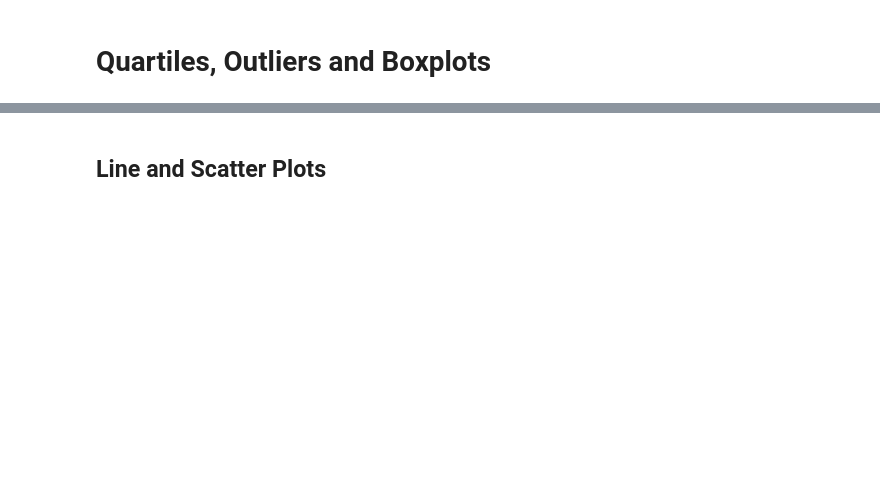
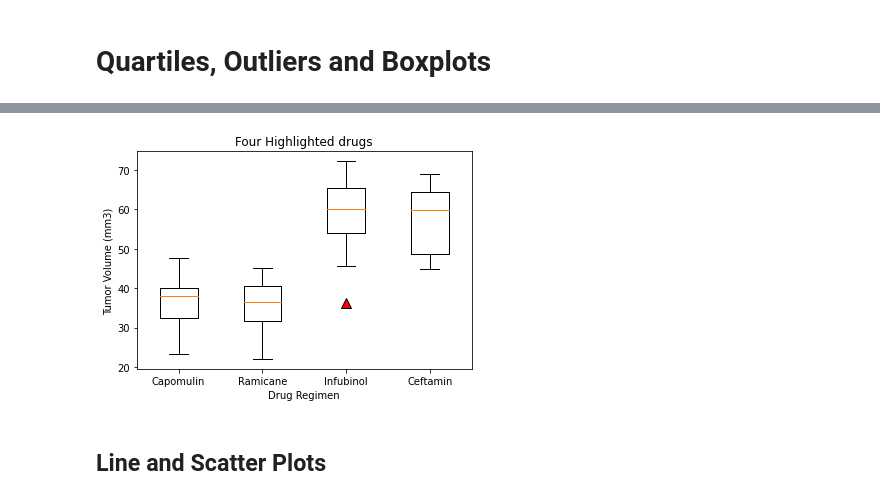
Before and after one commit to thelearning1/matplotlib-challenge, a Jupyter notebook: Pymaceuticals/pymaceuticals.ipynb, the cells around one changed output, grey strips where cells are left out. Drawn from its saved outputs; the diff is of its cells as text; code cells hidden in the pictures; blank space fills up the shorter version.

```diff
--- a/Pymaceuticals/pymaceuticals.ipynb
+++ b/Pymaceuticals/pymaceuticals.ipynb
@@ -254,2 +261,22 @@ mousepoint_2
+# %%
+#create lists for the focus drugs data
+tumor_Capomulin = mousepoint_2[mousepoint_2['Drug Regimen'].isin(['Capomulin'])]
+tumor_Ramicane = mousepoint_2[mousepoint_2['Drug Regimen'].isin(['Ramicane'])]
+tumor_Infubinol = mousepoint_2[mousepoint_2['Drug Regimen'].isin(['Infubinol'])]
+tumor_Ceftamin = mousepoint_2[mousepoint_2['Drug Regimen'].isin(['Ceftamin'])]
+
+# Generate a box plot of the final tumor volume of each mouse across the four regimens of interest
+data_boxplot = [tumor_Capomulin['Tumor Volume (mm3)'],tumor_Ramicane['Tumor Volume (mm3)'],
+               tumor_Infubinol['Tumor Volume (mm3)'],tumor_Ceftamin['Tumor Volume (mm3)']]
+fig1, ax1 = plt.subplots()
+ax1.set_title('Four Highlighted drugs')
+ax1.boxplot(data_boxplot,flierprops={'marker': '^', 'markersize': 10, 'markerfacecolor': 'red'})
+ax1.set_ylabel('Tumor Volume (mm3)')
+ax1.set_xlabel('Drug Regimen')
+ax1.set_xticklabels(['Capomulin','Ramicane','Infubinol','Ceftamin'])
+
+plt.show()
+# %% [output]
+[figure, added]
 # %% [markdown]
 ## Line and Scatter Plots
```
Also changed, not shown: parts of 20 cells of this notebook.
